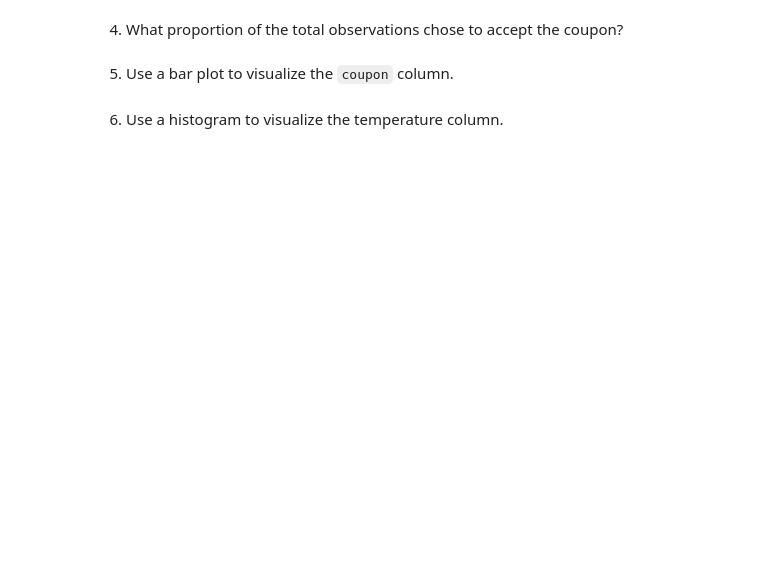
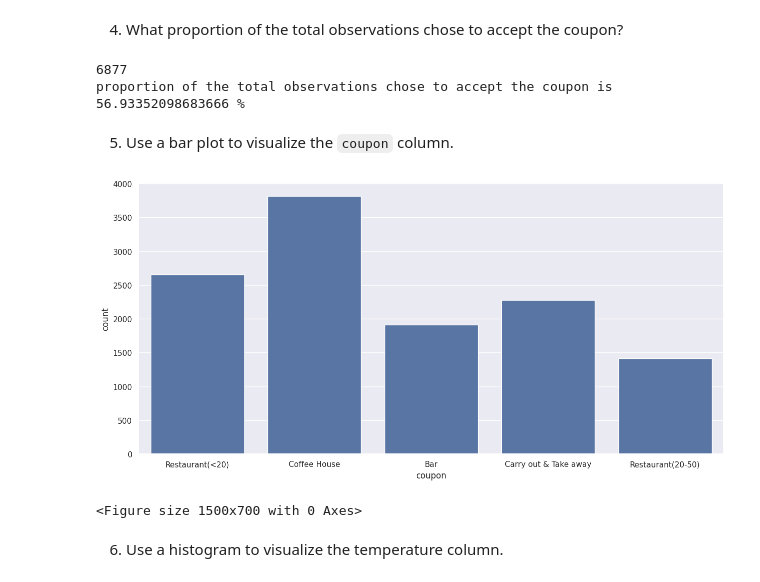
Before and after one commit to hemantborse/Practical-Application-1, a Jupyter notebook: prompt.ipynb, the cells around one changed output. Saved outputs shown, nothing was run; the diff lists cells and outputs as text; code cells hidden in the pictures; blank space fills up the shorter version.

```diff
--- a/prompt.ipynb
+++ b/prompt.ipynb
@@ -85,2 +106,9 @@ data.head()
 # %% [markdown]
 3. Decide what to do about your missing data -- drop, replace, other...
+# %%
+# Simply dropping NaN values will not help as car column is almost completely filled with NaNs, either we can drop car column or replace NaN with 0
+data['car'] = data['car'].fillna(0)
+#now we candrop Nan
+data = data.dropna()
+#check data again ,if everything looks good ,go to next step.
+data.isnull().sum()
@@ -87,6 +139,22 @@ data.head()
 # %% [markdown]
 4. What proportion of the total observations chose to accept the coupon?
+# %%
+coupon_accept = data['Y'].value_counts().get(1, 0)
+print(coupon_accept)
+proportion_coupon_accept = (coupon_accept/ len(data['Y']))*100
+print(f"proportion of the total observations chose to accept the coupon is {proportion_coupon_accept} %")
+# %% [output]
+6877
+proportion of the total observations chose to accept the coupon is 56.93352098683666 %
 # %% [markdown]
 5. Use a bar plot to visualize the `coupon` column.
+# %%
+sns.set(rc={'figure.figsize':(15, 7)})
+sns.countplot(x='coupon', data=data)
+plt.show()
+plt.savefig('images/coupon.png')
+# %% [output]
+[figure, added]
+<Figure size 1500x700 with 0 Axes>
 # %% [markdown]
 6. Use a histogram to visualize the temperature column.
```
Also changed, not shown: parts of 6 cells of this notebook.
